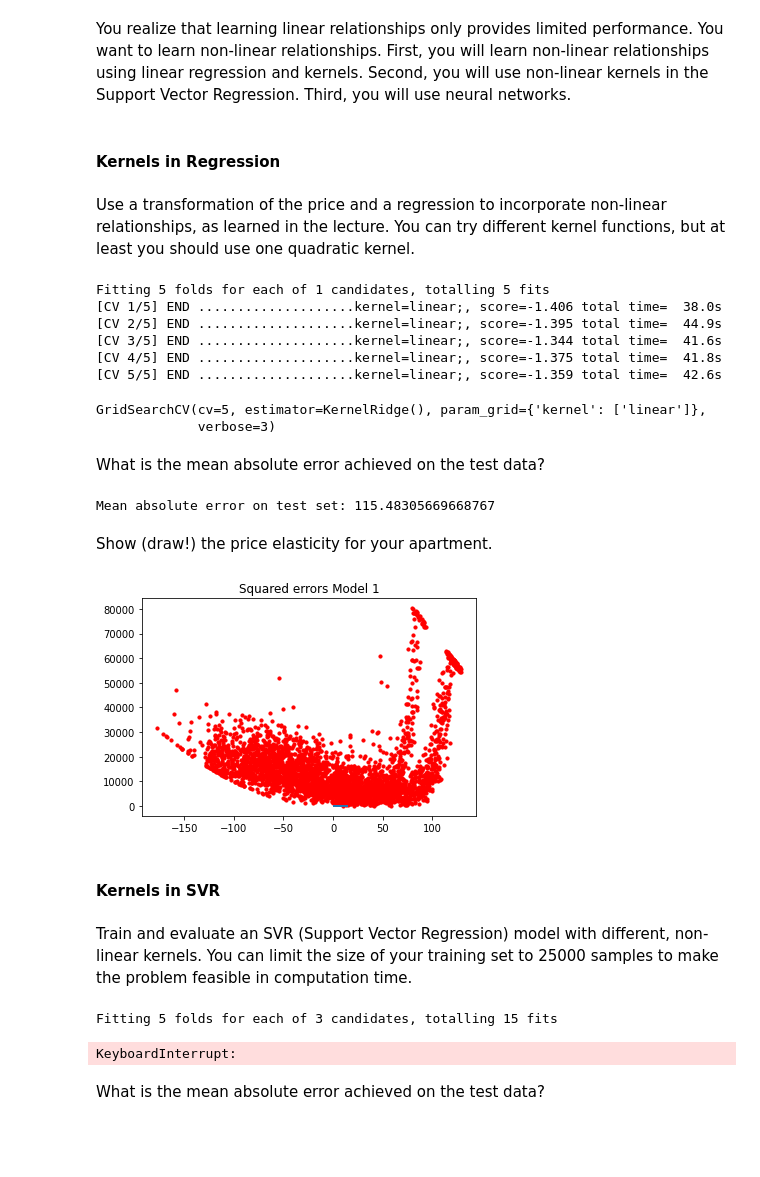
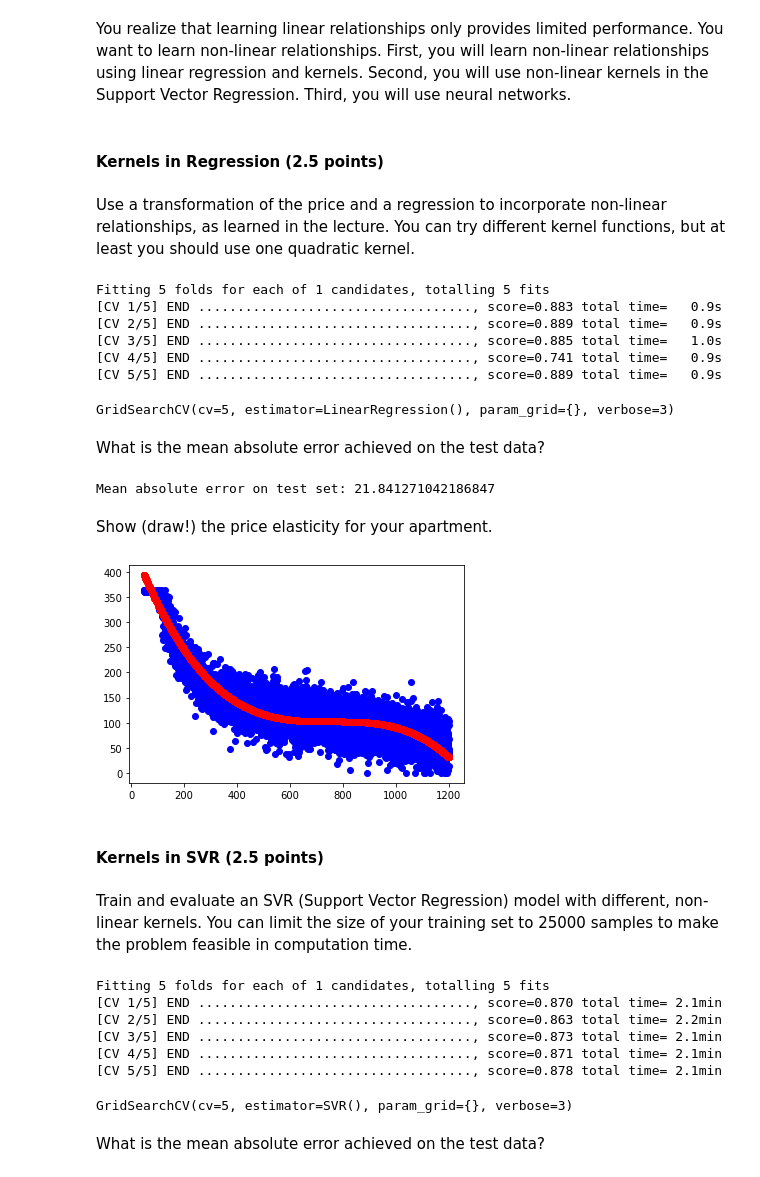
Before and after one commit to alpharmike/ids-assignment-1, a Jupyter notebook: assignment_1.ipynb, the cells around one changed output. Cells and saved outputs as stored; diff of their text form; code cells hidden in the pictures; blank space fills up the shorter version.

```diff
--- a/assignment_1.ipynb
+++ b/assignment_1.ipynb
@@ -1081,7 +1188,7 @@ GridSearchCV(cv=5, estimator=LinearRegression(), param_grid={}, verbose=3)
 What is the mean absolute error achieved on the test data?
 # %%
 # Your answer goes here
-predictions = grid.predict(test_set)
-mas_test = mean_absolute_error(y_true=test_labels, y_pred=predictions)
-print("Mean absolute error on test set: {}".format(mas_test))
+linear_predictions = linear_grid.predict(X_test)
+linear_mas_test = mean_absolute_error(y_true=y_test, y_pred=linear_predictions)
+print("Mean absolute error on test set: {}".format(linear_mas_test))
 # %% [output]
@@ -1109,7 +1217,7 @@ Train and evaluate a Linear SVR (Support Vector Regression) model.
 # %%
 # Your answer goes here
 param_grid = {}
-grid = GridSearchCV(LinearSVR(), param_grid=param_grid, cv = 5, verbose = 3)
-grid.fit(train_set, train_labels["utilization"].values)
+linear_svr_grid = GridSearchCV(LinearSVR(), param_grid=param_grid, cv = 5, verbose = 3)
+linear_svr_grid.fit(X_train, y_train.ravel())
 # %% [output]
 Fitting 5 folds for each of 1 candidates, totalling 5 fits
@@ -1150,62 +1249,63 @@ plt.show()
 # %% [markdown]
 You realize that learning linear relationships only provides limited performance. You want to learn non-linear relationships. First, you will learn non-linear relationships using linear regression and kernels. Second, you will use non-linear kernels in the Support Vector Regression. Third, you will use neural networks.
 # %% [markdown]
-#### Kernels in Regression
+#### Kernels in Regression (2.5 points)
 # %% [markdown]
 Use a transformation of the price and a regression to incorporate non-linear relationships, as learned in the lecture. You can try different kernel functions, but at least you should use one quadratic kernel.
 # %%
 # Your answer goes here
-i=25000
-param_grid = {"kernel": ["linear", "rbf", "sigmoid"]} #, "poly", , "precomputed"]}
-grid = GridSearchCV(KernelRidge(), param_grid=param_grid, cv = 5, verbose = 3)
-grid.fit(train_set[:i,:], train_labels["utilization"].values[:i])
+
+# Generate the polynomial kernel
+feature_transform = PolynomialFeatures(degree=3)
+
+X_transformed = feature_transform.fit_transform(X_train)
+param_grid = {}
+linear_kernel_grid = GridSearchCV(LinearRegression(), param_grid=param_grid, cv = 5, verbose = 3)
+linear_kernel_grid.fit(X_transformed, y_train)
 # %% [output]
 Fitting 5 folds for each of 1 candidates, totalling 5 fits
-[CV 1/5] END ....................kernel=linear;, score=-1.406 total time=  38.0s
-[CV 2/5] END ....................kernel=linear;, score=-1.395 total time=  44.9s
-[CV 3/5] END ....................kernel=linear;, score=-1.344 total time=  41.6s
-[CV 4/5] END ....................kernel=linear;, score=-1.375 total time=  41.8s
-[CV 5/5] END ....................kernel=linear;, score=-1.359 total time=  42.6s
+[CV 1/5] END ..................................., score=0.883 total time=   0.9s
+[CV 2/5] END ..................................., score=0.889 total time=   0.9s
+[CV 3/5] END ..................................., score=0.885 total time=   1.0s
+[CV 4/5] END ..................................., score=0.741 total time=   0.9s
+[CV 5/5] END ..................................., score=0.889 total time=   0.9s
-GridSearchCV(cv=5, estimator=KernelRidge(), param_grid={'kernel': ['linear']},
-             verbose=3)
+GridSearchCV(cv=5, estimator=LinearRegression(), param_grid={}, verbose=3)
 # %% [markdown]
 What is the mean absolute error achieved on the test data?
 # %%
 # Your answer goes here
-predictions = grid.predict(test_set)
-mas_test = mean_absolute_error(y_true=test_labels, y_pred=predictions)
-print("Mean absolute error on test set: {}".format(mas_test))
+linear_kernel_predictions = linear_kernel_grid.predict(feature_transform.fit_transform(X_test))
+linear_kernel_mas_test = mean_absolute_error(y_true=y_test, y_pred=linear_kernel_predictions)
+print("Mean absolute error on test set: {}".format(linear_kernel_mas_test))
 # %% [output]
-Mean absolute error on test set: 115.48305669668767
+Mean absolute error on test set: 21.841271042186847
 # %% [markdown]
 Show (draw!) the price elasticity for your apartment.
 # %%
 # Your answer goes here
-plt.scatter(predictions, (test_labels["utilization"].values - predictions) ** 2, color = "red", s = 10,)
-
-## plotting line to visualize zero error
-plt.hlines(y = 0, xmin = 0, xmax = 15, linewidth = 2)
-
-## plot title
-plt.title("Squared errors Model 1")
-
-## function to show plot
-plt.show()
+X_our_apt_preprocessed_transformed = feature_transform.fit_transform(X_our_apt_preprocessed)
+linear_kernel_op=linear_kernel_grid.predict(X_our_apt_preprocessed_transformed)
+plot_elasticity(linear_kernel_op)
 # %% [output]
-[figure, old version]
+[figure, new version]
 # %% [markdown]
-#### Kernels in SVR
+#### Kernels in SVR (2.5 points)
 # %% [markdown]
 Train and evaluate an SVR (Support Vector Regression) model with different, non-linear kernels. You can limit the size of your training set to 25000 samples to make the problem feasible in computation time.
 # %%
 # Your answer goes here
-i=25000
-param_grid = {"kernel": ["linear", "rbf", "sigmoid"]} #, "poly", , "precomputed"]}
-grid = GridSearchCV(SVR(), param_grid=param_grid, cv = 5, verbose = 3)
-grid.fit(train_set[:i,:], train_labels["utilization"].values[:i])
+i = 25000
+param_grid = {}
+SVR_kernel_grid = GridSearchCV(SVR(), param_grid=param_grid, cv = 5, verbose = 3)
+SVR_kernel_grid.fit(X_transformed[:i,:], y_train[:i].ravel())
 # %% [output]
-Fitting 5 folds for each of 3 candidates, totalling 15 fits
+Fitting 5 folds for each of 1 candidates, totalling 5 fits
+[CV 1/5] END ..................................., score=0.870 total time= 2.1min
+[CV 2/5] END ..................................., score=0.863 total time= 2.2min
+[CV 3/5] END ..................................., score=0.873 total time= 2.1min
+[CV 4/5] END ..................................., score=0.871 total time= 2.1min
+[CV 5/5] END ..................................., score=0.878 total time= 2.1min
-KeyboardInterrupt:
+GridSearchCV(cv=5, estimator=SVR(), param_grid={}, verbose=3)
 # %% [markdown]
 What is the mean absolute error achieved on the test data?
 # %%
```
Also changed, not shown: parts of 122 cells of this notebook.
